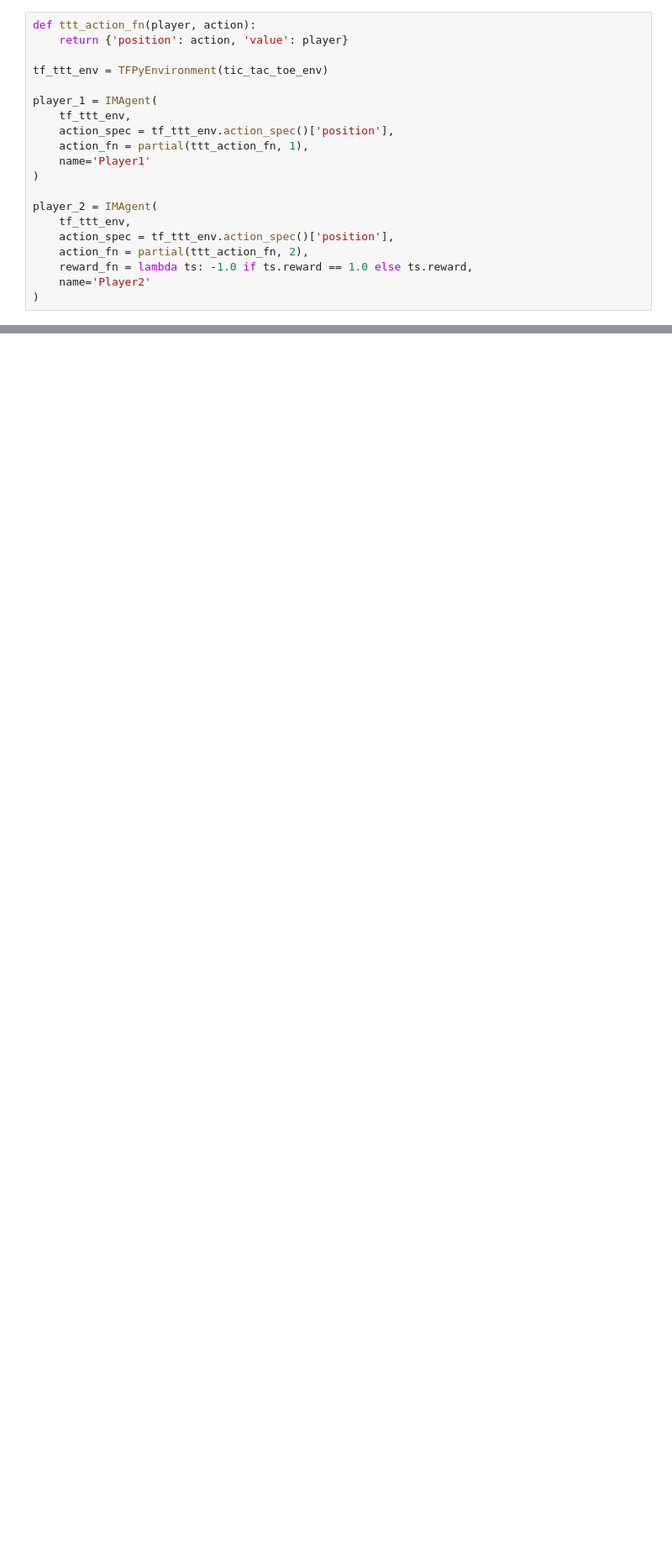
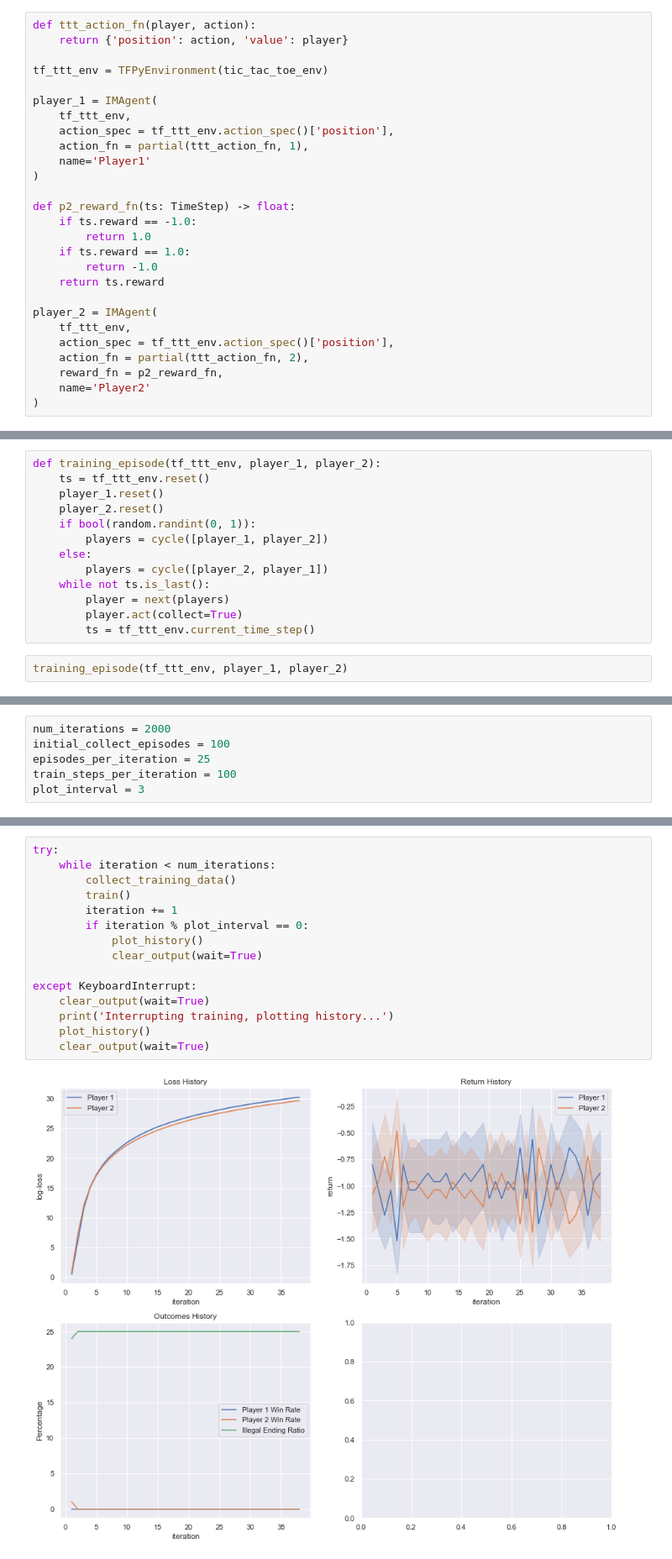
Before and after one commit to DylanCope/Multi-Agent-RL-with-TF, a Jupyter notebook: DMARL with TF-Agents.ipynb, the cells around one changed output, grey strips where cells are left out. Shown at 84% size. Cells and saved outputs as stored; diff of their text form; blank space fills up the shorter version.

Commit message:
training plots

```diff
--- a/DMARL with TF-Agents.ipynb
+++ b/DMARL with TF-Agents.ipynb
@@ -298,11 +321,18 @@ player_1 = IMAgent(
     name='Player1'
 )
 
+def p2_reward_fn(ts: TimeStep) -> float:
+    if ts.reward == -1.0:
+        return 1.0
+    if ts.reward == 1.0:
+        return -1.0
+    return ts.reward
+
 player_2 = IMAgent(
     tf_ttt_env,
     action_spec = tf_ttt_env.action_spec()['position'],
     action_fn = partial(ttt_action_fn, 2),
-    reward_fn = lambda ts: -1.0 if ts.reward == 1.0 else ts.reward,
+    reward_fn = p2_reward_fn,
     name='Player2'
 )
 # %% [output]
@@ -405,0 +477,15 @@ array([[[2, 0, 0],
+# %%
+def training_episode(tf_ttt_env, player_1, player_2):
+    ts = tf_ttt_env.reset()
+    player_1.reset()
+    player_2.reset()
+    if bool(random.randint(0, 1)):
+        players = cycle([player_1, player_2])
+    else:
+        players = cycle([player_2, player_1])
+    while not ts.is_last():
+        player = next(players)
+        player.act(collect=True)
+        ts = tf_ttt_env.current_time_step()
+# %%
+training_episode(tf_ttt_env, player_1, player_2)
@@ -405,0 +647,6 @@ array([[[2, 0, 0],
+# %%
+num_iterations = 2000
+initial_collect_episodes = 100
+episodes_per_iteration = 25
+train_steps_per_iteration = 100
+plot_interval = 3
@@ -405,0 +715,17 @@ array([[[2, 0, 0],
+# %%
+try:
+    while iteration < num_iterations:
+        collect_training_data()
+        train()
+        iteration += 1
+        if iteration % plot_interval == 0:
+            plot_history()
+            clear_output(wait=True)
+
+except KeyboardInterrupt:
+    clear_output(wait=True)
+    print('Interrupting training, plotting history...')
+    plot_history()
+    clear_output(wait=True)
+# %% [output]
+[figure, added]
```
Also changed, not shown: parts of 24 cells of this notebook.
